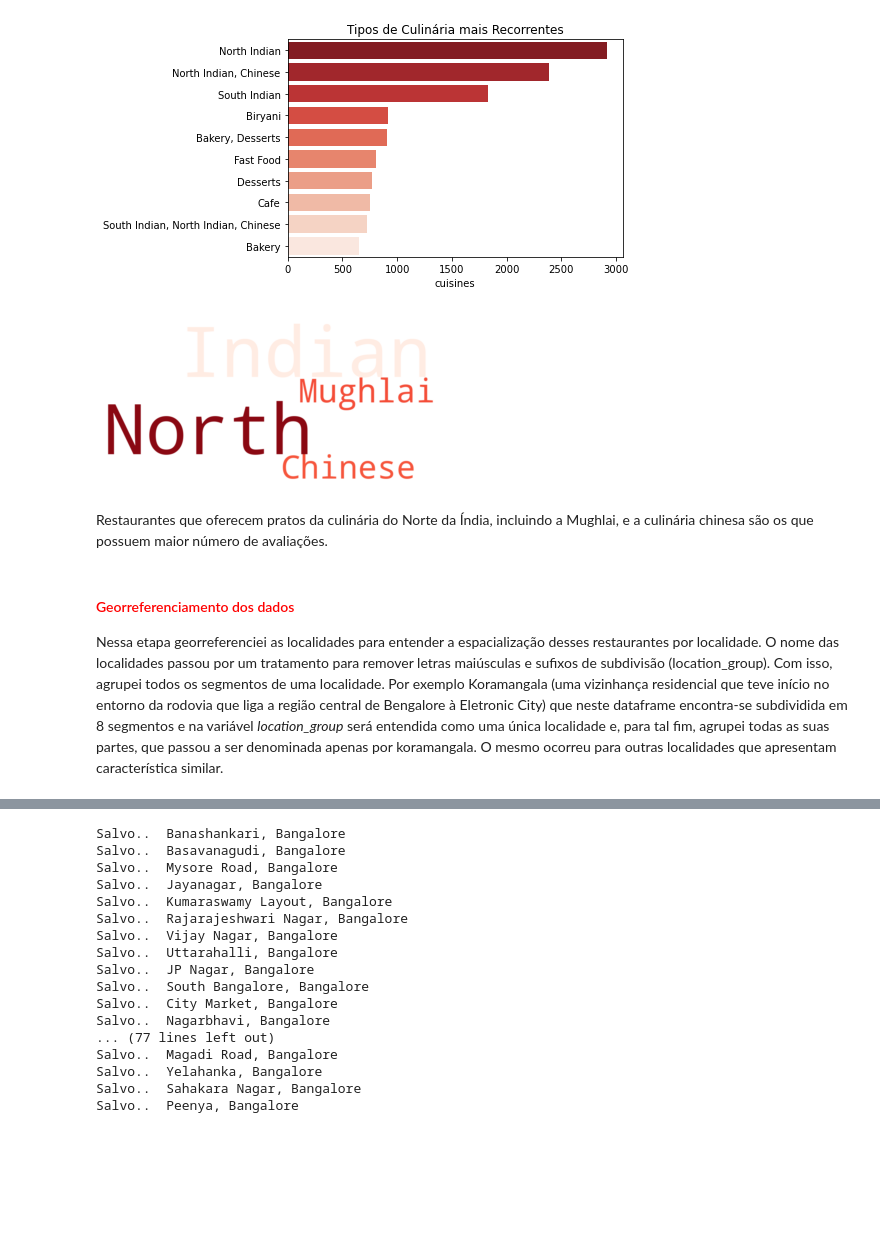
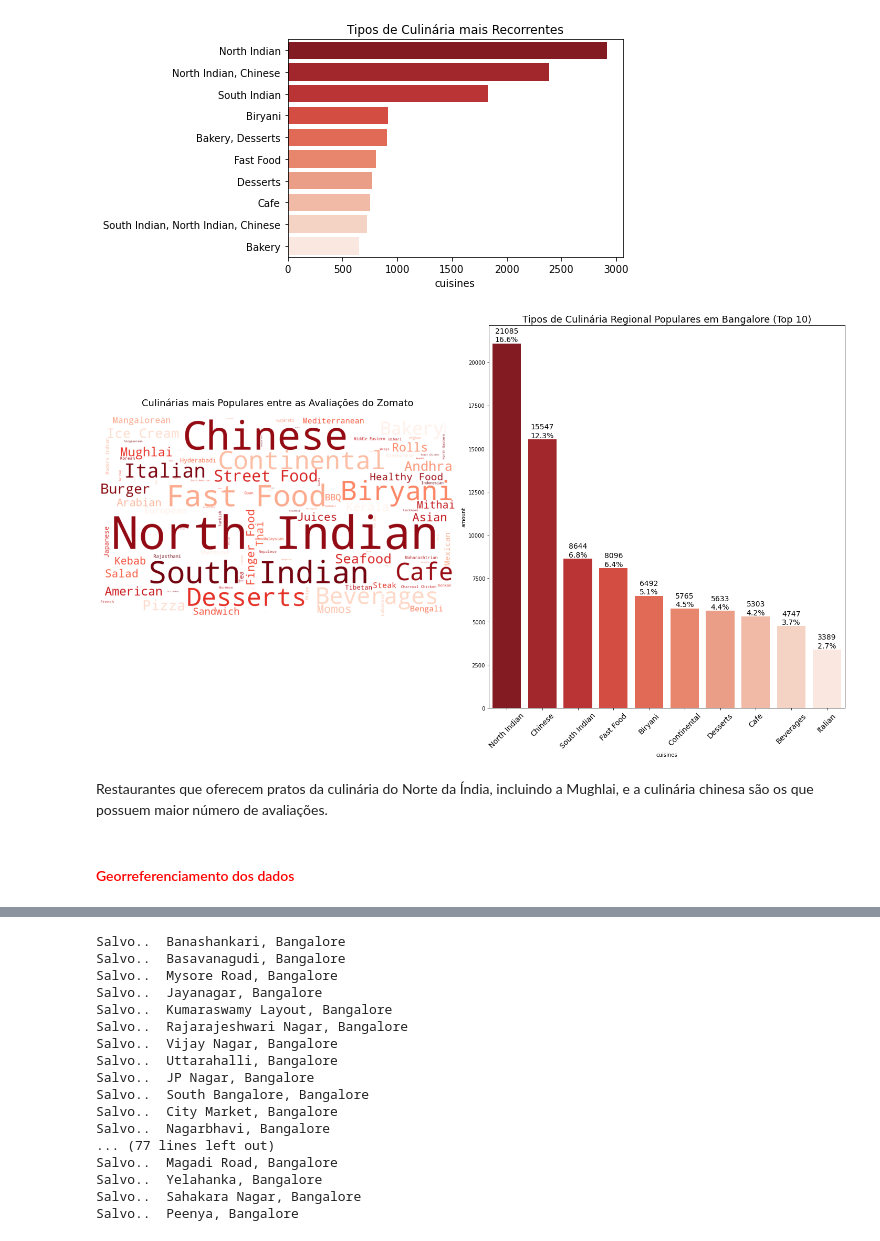
Before and after one commit to kabianca/zomato-rates-review, a Jupyter notebook: Projeto6_Zomato_AnaliseExploratoria.ipynb, the cells around one changed output, grey strips where cells are left out. Saved outputs shown, nothing was run; the diff lists cells and outputs as text; code cells hidden in the pictures; blank space fills up the shorter version.

```diff
--- a/Projeto6_Zomato_AnaliseExploratoria.ipynb
+++ b/Projeto6_Zomato_AnaliseExploratoria.ipynb
@@ -424,17 +424,50 @@ Text(0.5, 1.0, 'Tipos de Culinária mais Recorrentes')
 [figure]
 # %%
 text = df.cuisines[0]
-# %%
-wordcloud = WordCloud(width=1200, height=600, max_font_size=250, max_words=50000, colormap='Reds_r', background_color="white").generate(text)
-plt.figure()
-plt.imshow(wordcloud, interpolation="bilinear")
-plt.axis("off")
-plt.show()
-# %% [output]
-[figure, removed]
+# %%
+# Criar lista com as opções disponíveis
+cuisines = list(df['cuisines'].astype(str).values)
+cuisines_word_list = []
+for lista in [c.split(',') for c in cuisines]:
+    for word in lista:
+        cuisines_word_list.append(word.strip())
+
+# Criar contador para cada opção única e gerar uma nuvem de palavras
+cuisines_wc_dict = Counter(cuisines_word_list)
+
+wordcloud = WordCloud(width=1280, height=720, collocations=False, random_state=42,
+                      colormap='Reds_r', background_color='white').generate_from_frequencies(cuisines_wc_dict)
+
+# Visualização da nuvem de palavras e o total de cada tipo de culinária
+fig, axs = plt.subplots(1, 2, figsize=(20, 12))
+ax1 = axs[0]
+ax2 = axs[1]
+ax1.imshow(wordcloud)
+ax1.axis('off')
+ax1.set_title('Culinárias mais Populares entre as Avaliações do Zomato', size=18, pad=20)
+
+# Total para cada tipo de culinária
+df_cuisines = pd.DataFrame()
+df_cuisines['cuisines'] = cuisines_wc_dict.keys()
+df_cuisines['amount'] = cuisines_wc_dict.values()
+df_cuisines.sort_values(by='amount', ascending=False, inplace=True)
+sns.barplot(x='cuisines', y='amount', data=df_cuisines.head(10), palette='Reds_r', ax=ax2)
+ax2.set_title('Tipos de Culinária Regional Populares em Bangalore (Top 10)', size=18)
+
+# Customização do gráfico
+ncount = df_cuisines['amount'].sum()
+x_ticks = [item.get_text() for item in ax2.get_xticklabels()]
+ax2.set_xticklabels(x_ticks, rotation=45, fontsize=14)
+for p in ax2.patches:
+    x = p.get_bbox().get_points()[:, 0]
+    y = p.get_bbox().get_points()[1, 1]
+    ax2.annotate('{}\n{:.1f}%'.format(int(y), 100. * y / ncount), (x.mean(), y), fontsize=14, ha='center', va='bottom')
+
+plt.tight_layout()
+plt.show()
+# %% [output]
+[figure, added]
 # %% [markdown]
 Restaurantes que oferecem pratos da culinária do Norte da Índia, incluindo a Mughlai, e a culinária chinesa são os que possuem maior número de avaliações.
 # %% [markdown]
 #### <font color=red> Georreferenciamento dos dados
-
-Nessa etapa georreferenciei as localidades para entender a espacialização desses restaurantes por localidade. O nome das localidades passou por um tratamento para remover letras maiúsculas e sufixos de subdivisão (location_group). Com isso, agrupei todos os segmentos de uma localidade. Por exemplo Koramangala (uma vizinhança residencial que teve início no entorno da rodovia que liga a região central de Bengalore à Eletronic City) que neste dataframe encontra-se subdividida em 8 segmentos e na variável *location_group* será entendida como uma única localidade e, para tal fim, agrupei todas as suas partes, que passou a ser denominada apenas por koramangala. O mesmo ocorreu para outras localidades que apresentam característica similar.
```
Also changed, not shown: parts of 17 cells of this notebook, 1 other file.
